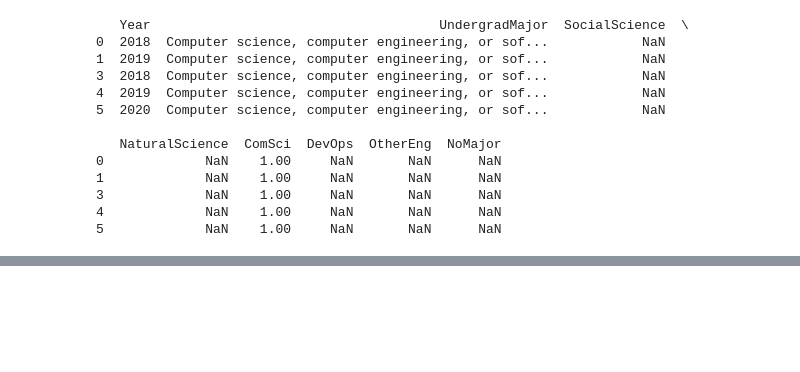
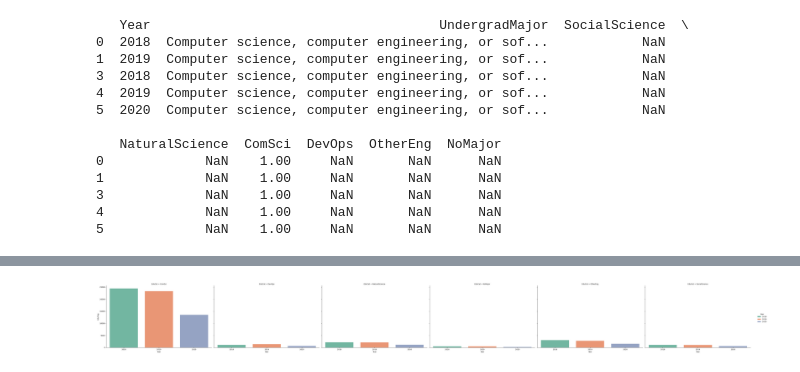
Before and after one commit to 7086600/stack_overflow_analysis_project, a Jupyter notebook: stack_overflow_analysis.ipynb, the cells around one changed output, grey strips where cells are left out. Drawn from its saved outputs; the diff is of its cells as text; code cells hidden in the pictures; blank space fills up the shorter version.

Commit message:
melting the edudf; create a catplot

```diff
--- a/stack_overflow_analysis.ipynb
+++ b/stack_overflow_analysis.ipynb
@@ -326,3 +326,14 @@ print(edudf.head())
 3             NaN    1.00     NaN       NaN      NaN
 4             NaN    1.00     NaN       NaN      NaN
 5             NaN    1.00     NaN       NaN      NaN
+# %%
+# melting the edudf dataframe
+edudf = edudf.melt(
+    id_vars=['Year'],
+    value_vars=['SocialScience','NaturalScience','ComSci','DevOps','OtherEng','NoMajor'],
+    var_name='EduCat',
+    value_name='EduFlag')
+# delete missing data
+edudf.dropna(how='any', inplace=True)
+
+print(edudf.head())
@@ -328,0 +347,2 @@ print(edudf.head())
+# %%
+edudf = edudf.groupby(['Year','EduCat']).count().reset_index()
@@ -328,0 +369,4 @@ print(edudf.head())
+# %%
+sns.catplot(data=edudf, x="Year", y='EduFlag', col="EduCat", hue='Year', palette='Set2', kind="bar",height=6, aspect=1.5);
+# %% [output]
+[figure, added]
```
Also changed, not shown: parts of 2 cells of this notebook.
